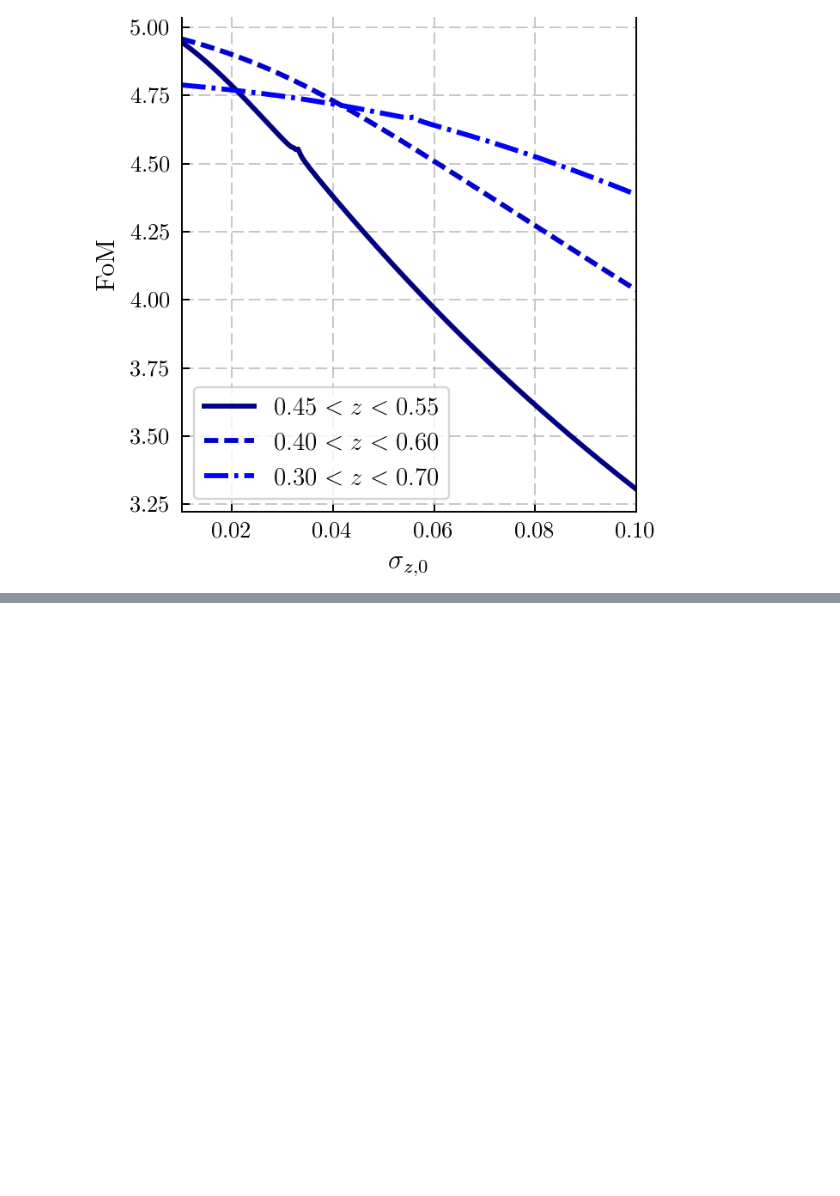
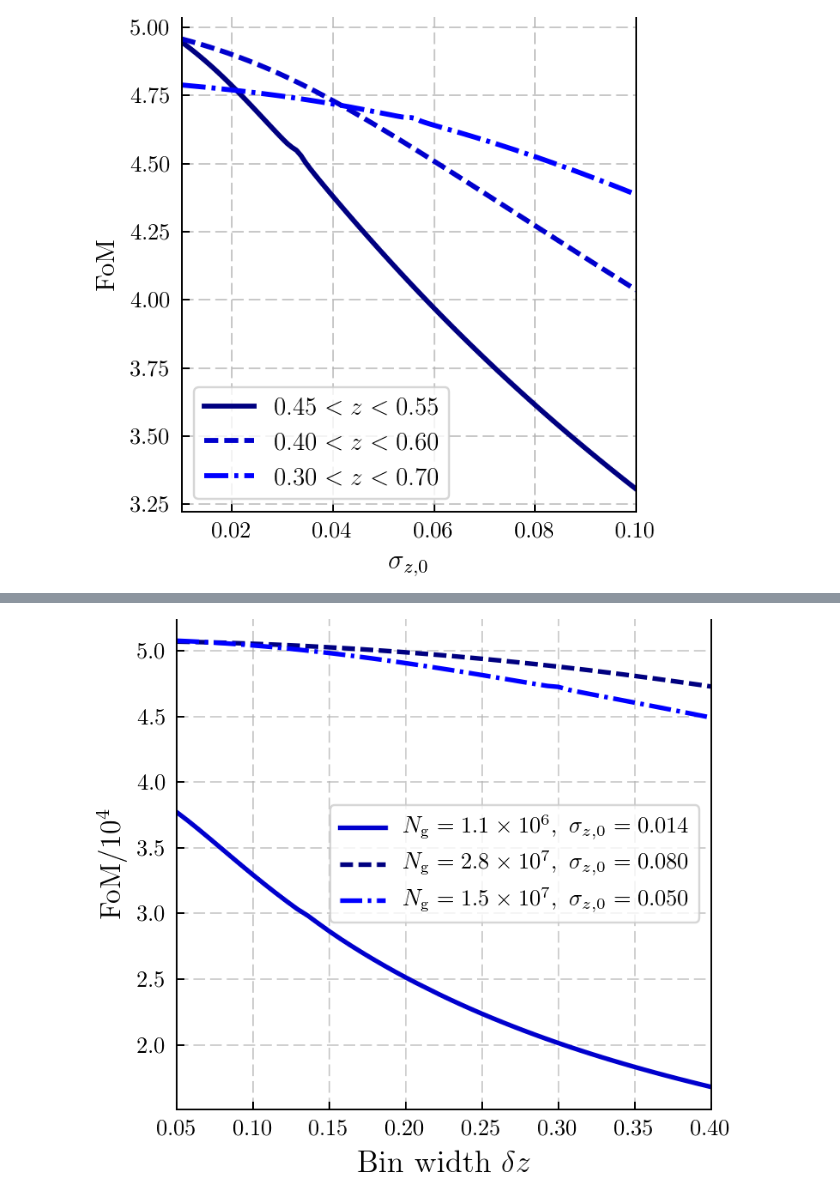
Before and after one commit to dtanoglidis/Photo_z_samples, a Jupyter notebook: Single Redshift Bin.ipynb, the cells around one changed output, grey strips where cells are left out. Cells and saved outputs as stored; diff of their text form; code cells hidden in the pictures; blank space fills up the shorter version.

```diff
--- a/Single Redshift Bin.ipynb
+++ b/Single Redshift Bin.ipynb
@@ -1909,7 +1909,7 @@ N_g = 10^7 \frac{0.4}{0.2} = 2 \times 10^7
 
 And let's use fixed photo-$z$ parameters.
 # %%
-sig_z_arr = np.linspace(0.01, 0.1, 200)
+sig_z_arr = np.linspace(0.01, 0.1, 100)
 size_sig_z = np.size(sig_z_arr)
 # Sample sizes of the bins
 N_g_stand = 1.0e7 #Standard bin
@@ -1979,0 +2053,21 @@ plt.show()
+# %%
+fig = plt.figure(figsize = (4.0,4.0))
+
+plt.plot(delta_z, FoM_1/1.0e4, color='mediumblue', linewidth=2.2, label=r'$N_{\mbox{\scriptsize{g}}}= 1.1 \times 10^6, \,\, \sigma_{z,0} = 0.014$')
+plt.plot(delta_z, FoM_2/1e4, color='navy',ls = '--', linewidth=2.2, label=r'$N_{\mbox{\scriptsize{g}}}= 2.8 \times 10^7, \,\, \sigma_{z,0} = 0.080$')
+plt.plot(delta_z, FoM_3/1e4, color='blue',ls = '-.', linewidth=2.2, label=r'$N_{\mbox{\scriptsize{g}}}= 1.5 \times 10^7, \,\, \sigma_{z,0} = 0.050$')
+plt.grid(ls='--', alpha=0.6)
+
+
+plt.legend(frameon=True, loc='center right', fontsize=11)
+plt.tick_params(axis='both', labelsize=11)
+
+plt.xlabel('Bin width $\delta z$', fontsize=15)
+plt.ylabel(r'FoM$/10^4$', fontsize=14)
+plt.xlim(0.05,0.40)
+
+plt.tight_layout()
+plt.savefig('FoM_size.pdf')
+plt.show()
+# %% [output]
+[figure, added]
```
Also changed, not shown: parts of 2 cells of this notebook.
